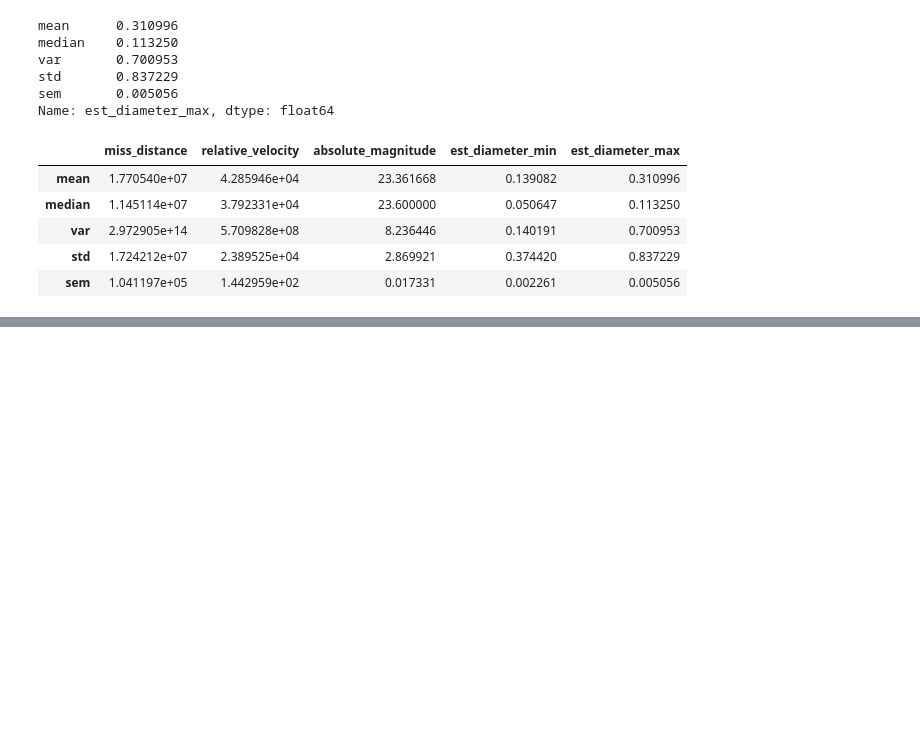
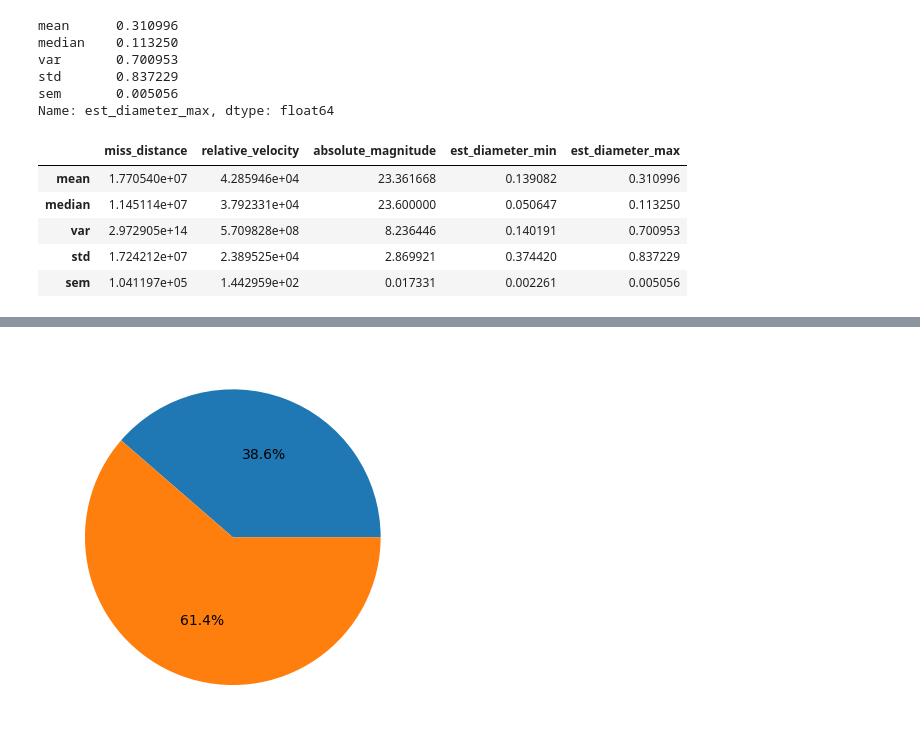
Before and after one commit to tamcu/Project-1-NASA, a Jupyter notebook: NASA_objects_draft.ipynb, the cells around one changed output, grey strips where cells are left out. Cells and saved outputs as stored; diff of their text form; code cells hidden in the pictures; blank space fills up the shorter version.

Commit message:
Creted the definition of Hazardous and drafted a new hypothesis. Defined new plot analysis to create and started to create the graphics.

```diff
--- a/NASA_objects_draft.ipynb
+++ b/NASA_objects_draft.ipynb
@@ -143,0 +151,28 @@ plt.show()
+# %%
+distance_true = unique_objects_df[unique_objects_df['miss_distance'] <= 7500000].value_counts()
+distance_false = unique_objects_df[unique_objects_df['miss_distance'] >= 7500000].value_counts()
+
+dist_true_len = len(distance_true)
+dist_false_len = len(distance_false)
+distance = [dist_true_len, dist_false_len]
+
+magnitude_true = unique_objects_df[unique_objects_df['absolute_magnitude'] <= 22].value_counts()
+magnitude_false = unique_objects_df[unique_objects_df['absolute_magnitude'] >= 22].value_counts()
+
+mag_true_len = len(magnitude_true)
+mag_false_len = len(magnitude_false)
+magnitude = [mag_true_len, mag_false_len]
+
+plt.pie(distance, autopct = '%1.1f%%')
+plt.pie(magnitude, autopct = '%1.1f%%')
+plt.show()
+
+fig, ax = plt.subplots()
+plt.scatter(x, y)
+plt.plot(x, y_lr, color = 'red')
+plt.xlabel('Lat')
+plt.ylabel(additional)
+plt.title(f'y = {slope:.4f} * x + {intercept:.4f}', color = 'red')
+plt.show()
+# %% [output]
+[figure, added]
```
Also changed, not shown: parts of 5 cells of this notebook, 1 other file.
